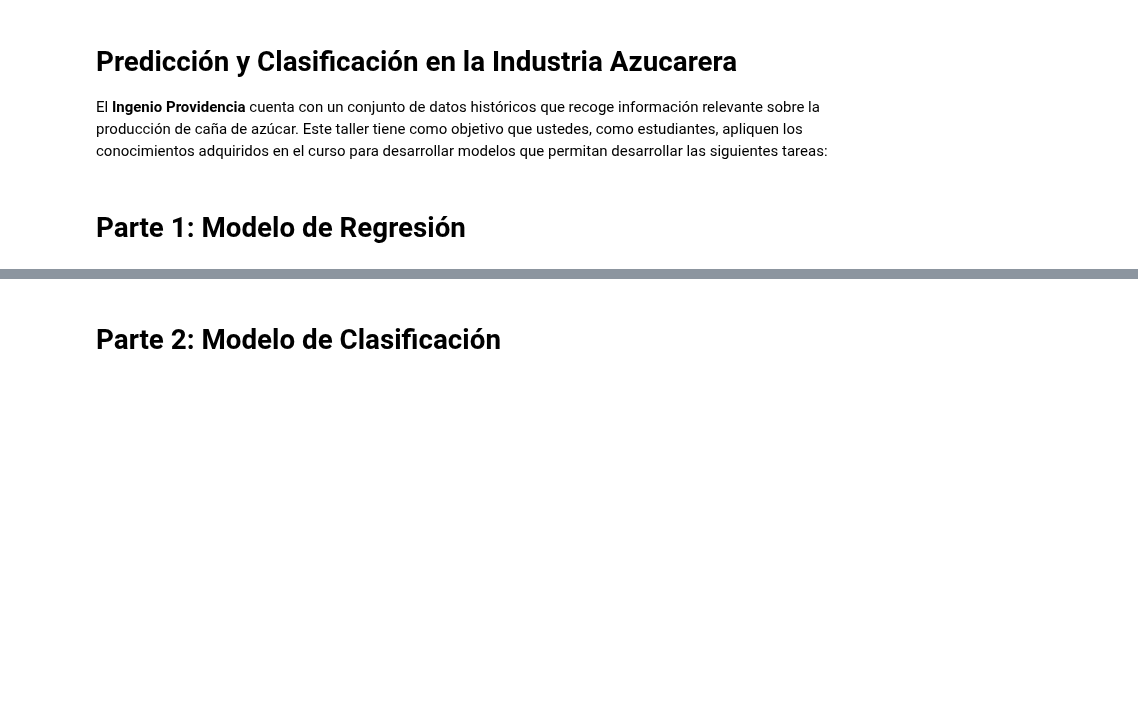
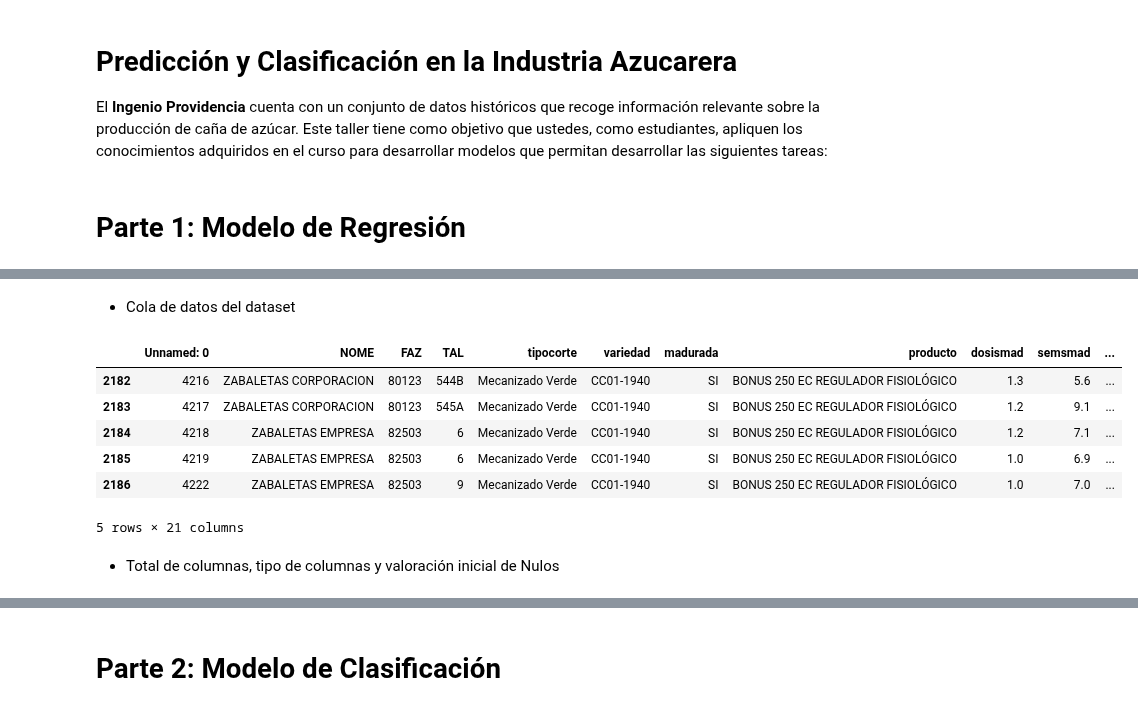
Before and after one commit to juanseo/ICESI_AprendizajeAutomatico1_IndustriaAzucarera, a Jupyter notebook: src/Prediccion_y_Clasificacion_Industria_Azucarera.ipynb, the cells around one changed output, grey strips where cells are left out. Drawn from its saved outputs; the diff is of its cells as text; code cells hidden in the pictures; blank space fills up the shorter version.

```diff
--- a/src/Prediccion_y_Clasificacion_Industria_Azucarera.ipynb
+++ b/src/Prediccion_y_Clasificacion_Industria_Azucarera.ipynb
@@ -39,0 +43,14 @@ df_bd_ipsa.head()
+# %% [markdown]
+* Cola de datos del dataset
+# %%
+df_bd_ipsa.tail()
+# %% [output]
+|  | Unnamed: 0 | NOME | FAZ | TAL | tipocorte | variedad | madurada | producto | dosismad | semsmad | ... |
+| 2182 | 4216 | ZABALETAS CORPORACION | 80123 | 544B | Mecanizado Verde | CC01-1940 | SI | BONUS 250 EC REGULADOR FISIOLÓGICO | 1.3 | 5.6 | ... |
+| 2183 | 4217 | ZABALETAS CORPORACION | 80123 | 545A | Mecanizado Verde | CC01-1940 | SI | BONUS 250 EC REGULADOR FISIOLÓGICO | 1.2 | 9.1 | ... |
+| 2184 | 4218 | ZABALETAS EMPRESA | 82503 | 6 | Mecanizado Verde | CC01-1940 | SI | BONUS 250 EC REGULADOR FISIOLÓGICO | 1.2 | 7.1 | ... |
+| 2185 | 4219 | ZABALETAS EMPRESA | 82503 | 6 | Mecanizado Verde | CC01-1940 | SI | BONUS 250 EC REGULADOR FISIOLÓGICO | 1.0 | 6.9 | ... |
+| 2186 | 4222 | ZABALETAS EMPRESA | 82503 | 9 | Mecanizado Verde | CC01-1940 | SI | BONUS 250 EC REGULADOR FISIOLÓGICO | 1.0 | 7.0 | ... |
+5 rows × 21 columns
+# %% [markdown]
+* Total de columnas, tipo de columnas y valoración inicial de Nulos
```
Also changed, not shown: parts of 6 cells of this notebook.
